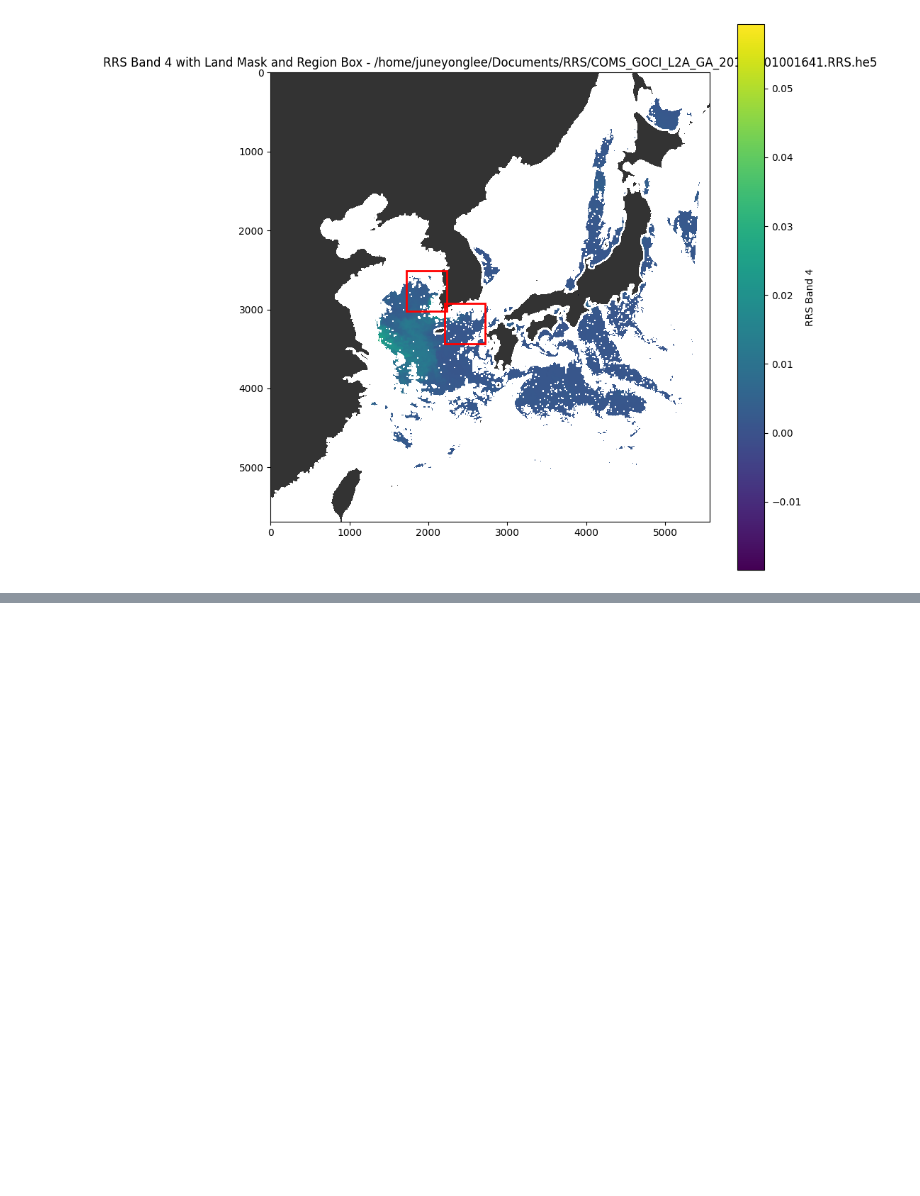
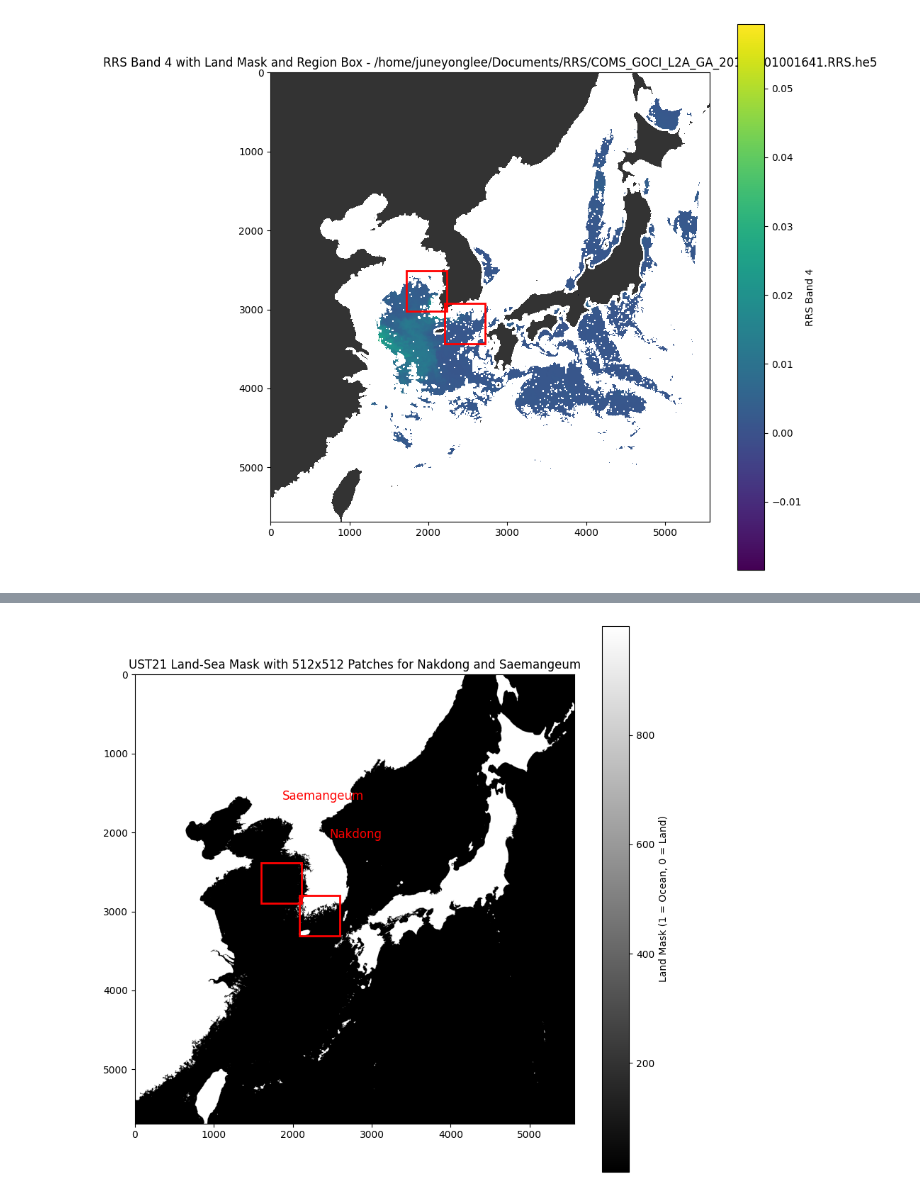
Before and after one commit to yousirong/marine_satellite_image_restoration, a Jupyter notebook: Notebook/2. visualize chl-a.ipynb, the cells around one changed output, grey strips where cells are left out. Drawn from its saved outputs; the diff is of its cells as text; code cells hidden in the pictures; blank space fills up the shorter version.

```diff
--- a/Notebook/2. visualize chl-a.ipynb
+++ b/Notebook/2. visualize chl-a.ipynb
@@ -352,0 +412,44 @@ display_land_mask_with_box(land_mask_path, patch_x_min, patch_x_max, patch_y_min
+# %%
+import numpy as np
+import matplotlib.pyplot as plt
+from matplotlib.patches import Rectangle
+
+# Paths to UST21 land-sea mask
+land_mask_path = '/home/juneyonglee/Desktop/AY_ust/preprocessing/is_land_on_GOCI_modified_1_999.npy'
+ust21_land_sea_mask = np.load(land_mask_path)  # Load UST21 land-sea mask
+
+# Coordinates for the centers of the Nakdong and Saemangeum regions
+nakdong_center = (2336, 3053)  # (row, col)
+saemangeum_center = (1851, 2639)  # (row, col)
+
+# Patch size
+patch_size = 512
+
+def display_ust21_land_mask_with_patches(land_sea_mask, nakdong_center, saemangeum_center, patch_size=512):
+    # Calculate the top-left corner of the patches based on the center coordinates
+    nakdong_top_left = (nakdong_center[0] - patch_size // 2, nakdong_center[1] - patch_size // 2)
+    saemangeum_top_left = (saemangeum_center[0] - patch_size // 2, saemangeum_center[1] - patch_size // 2)
+
+    # Display the UST21 land-sea mask
+    plt.figure(figsize=(10, 10))
+    plt.imshow(land_sea_mask, cmap='gray', alpha=1)
+    plt.colorbar(label='Land Mask (1 = Ocean, 0 = Land)')
+
+    # Draw red rectangle for Nakdong
+    nakdong_rect = Rectangle(nakdong_top_left, patch_size, patch_size, linewidth=2, edgecolor='red', facecolor='none')
+    plt.gca().add_patch(nakdong_rect)
+    plt.text(nakdong_top_left[1], nakdong_top_left[0] - 10, 'Nakdong', color='red', fontsize=12, ha='center')
+
+    # Draw red rectangle for Saemangeum
+    saemangeum_rect = Rectangle(saemangeum_top_left, patch_size, patch_size, linewidth=2, edgecolor='red', facecolor='none')
+    plt.gca().add_patch(saemangeum_rect)
+    plt.text(saemangeum_top_left[1], saemangeum_top_left[0] - 10, 'Saemangeum', color='red', fontsize=12, ha='center')
+
+    # Set title and show the plot
+    plt.title('UST21 Land-Sea Mask with 512x512 Patches for Nakdong and Saemangeum')
+    plt.show()
+
+# Display the land-sea mask with Nakdong and Saemangeum patches
+display_ust21_land_mask_with_patches(ust21_land_sea_mask, nakdong_center, saemangeum_center, patch_size)
+# %% [output]
+[figure, added]
```
Also changed, not shown: parts of 4 cells of this notebook, 12 other files.
